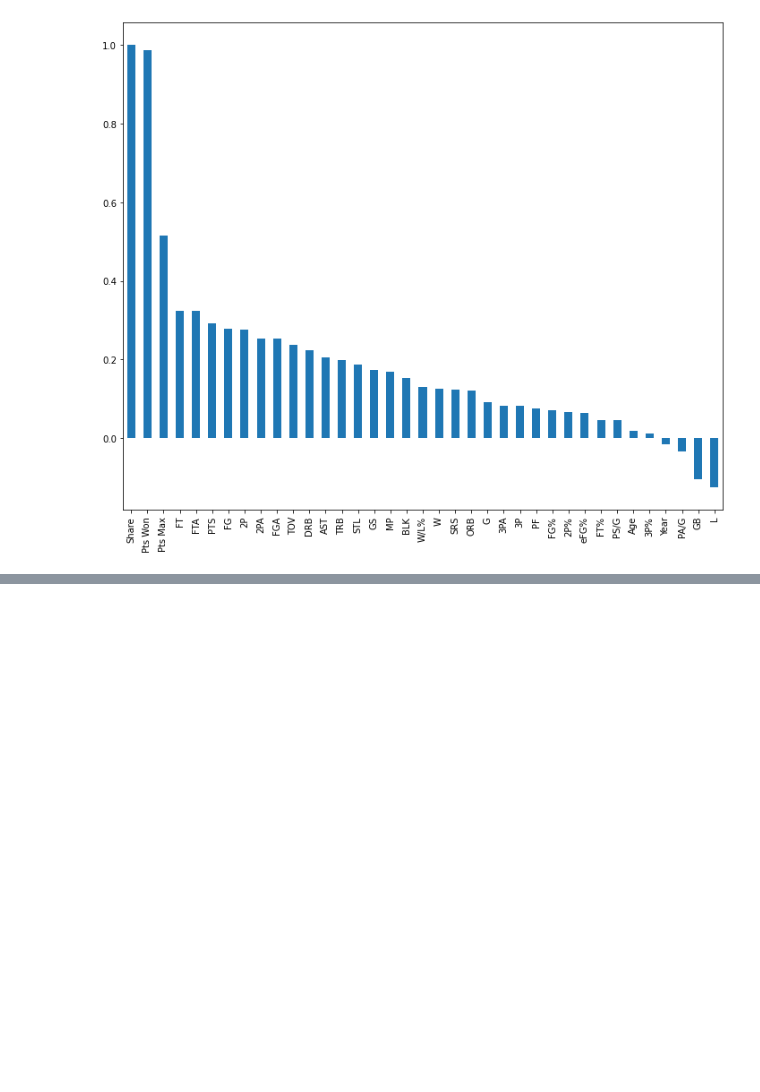
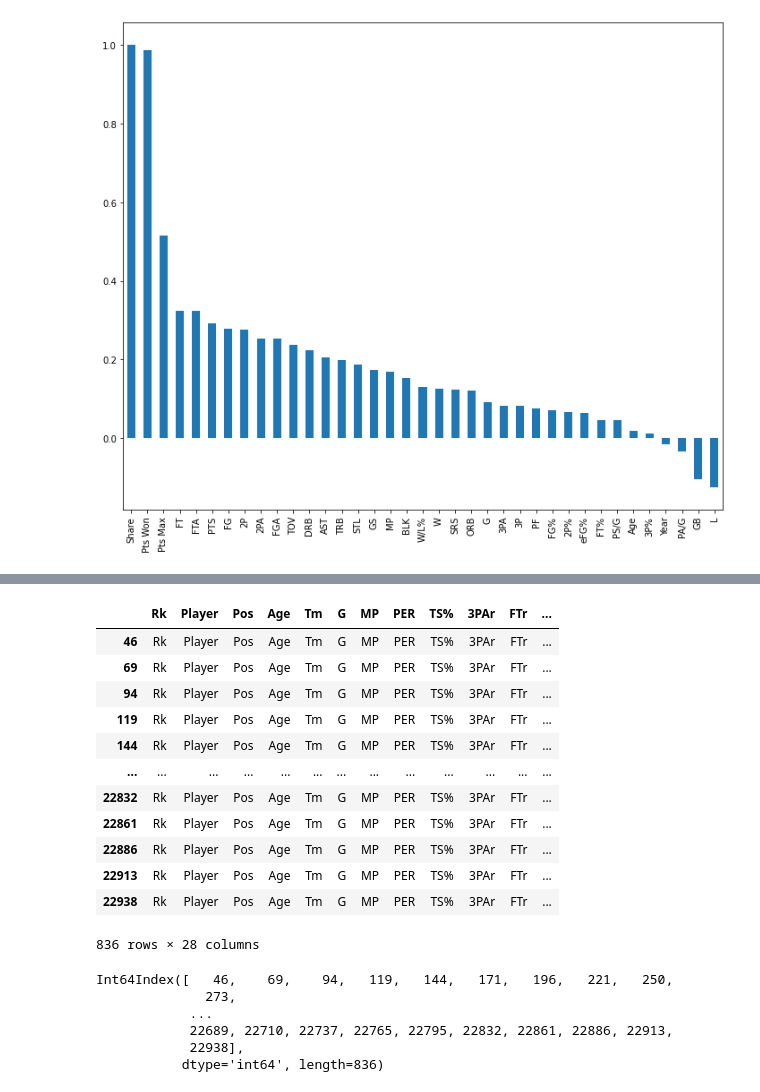
Before and after one commit to dcast822/NBA_analysis, a Jupyter notebook: 02_data_cleaning.ipynb, the cells around one changed output, grey strips where cells are left out. Cells and saved outputs as stored; diff of their text form; code cells hidden in the pictures; blank space fills up the shorter version.

```diff
--- a/02_data_cleaning.ipynb
+++ b/02_data_cleaning.ipynb
@@ -532,3 +548,5 @@ plt.figure(figsize=(12,10));
 all_stats.corr()["Share"].sort_values(ascending = False).plot.bar();
 # %% [output]
 [figure]
+# %%
+advanced = pd.read_csv('data/advanced_stats.csv')
@@ -534,0 +562,2 @@ all_stats.corr()["Share"].sort_values(ascending = False).plot.bar();
+# %%
+advanced["Player"] = advanced['Player'].str.replace("*","", regex = False)
@@ -534,0 +573,16 @@ all_stats.corr()["Share"].sort_values(ascending = False).plot.bar();
+# %%
+advanced[(advanced['Player'] == 'Player') & (advanced['Age']=="Age")]
+# %% [output]
+|  | Rk | Player | Pos | Age | Tm | G | MP | PER | TS% | 3PAr | FTr | ... |
+| 46 | Rk | Player | Pos | Age | Tm | G | MP | PER | TS% | 3PAr | FTr | ... |
+| 69 | Rk | Player | Pos | Age | Tm | G | MP | PER | TS% | 3PAr | FTr | ... |
+| 94 | Rk | Player | Pos | Age | Tm | G | MP | PER | TS% | 3PAr | FTr | ... |
+| 119 | Rk | Player | Pos | Age | Tm | G | MP | PER | TS% | 3PAr | FTr | ... |
+| 144 | Rk | Player | Pos | Age | Tm | G | MP | PER | TS% | 3PAr | FTr | ... |
+| ... | ... | ... | ... | ... | ... | ... | ... | ... | ... | ... | ... | ... |
+| 22832 | Rk | Player | Pos | Age | Tm | G | MP | PER | TS% | 3PAr | FTr | ... |
+| 22861 | Rk | Player | Pos | Age | Tm | G | MP | PER | TS% | 3PAr | FTr | ... |
+| 22886 | Rk | Player | Pos | Age | Tm | G | MP | PER | TS% | 3PAr | FTr | ... |
+| 22913 | Rk | Player | Pos | Age | Tm | G | MP | PER | TS% | 3PAr | FTr | ... |
+| 22938 | Rk | Player | Pos | Age | Tm | G | MP | PER | TS% | 3PAr | FTr | ... |
+836 rows × 28 columns
@@ -534,0 +591,9 @@ all_stats.corr()["Share"].sort_values(ascending = False).plot.bar();
+# %%
+index_dummy_strings
+# %% [output]
+Int64Index([   46,    69,    94,   119,   144,   171,   196,   221,   250,
+              273,
+            ...
+            22689, 22710, 22737, 22765, 22795, 22832, 22861, 22886, 22913,
+            22938],
+           dtype='int64', length=836)
```
Also changed, not shown: parts of 23 cells of this notebook, 48 other files.
